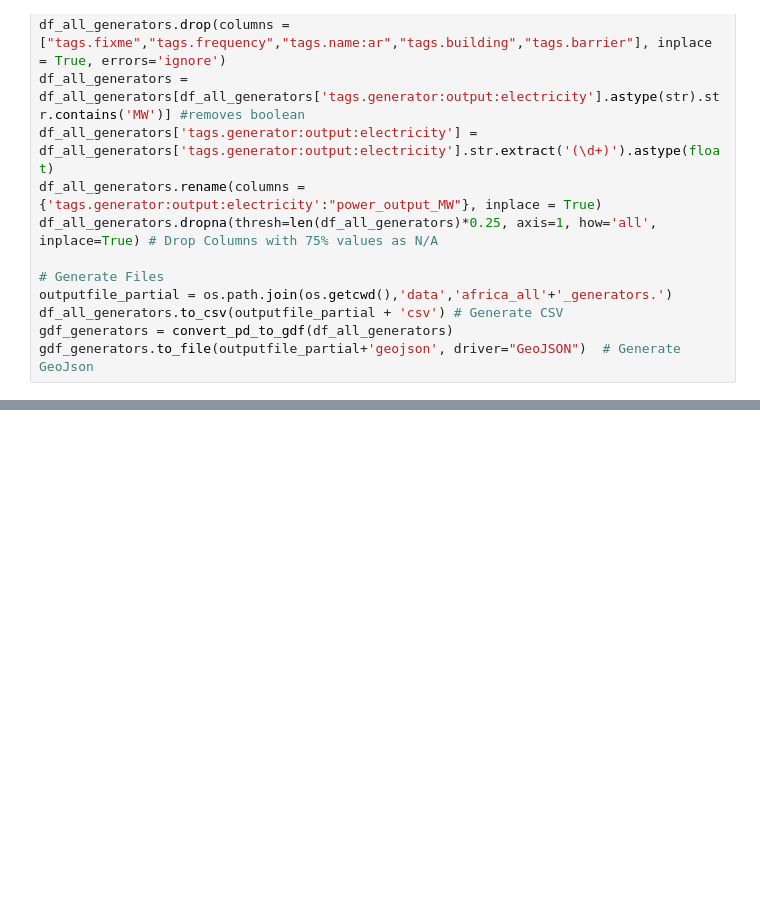
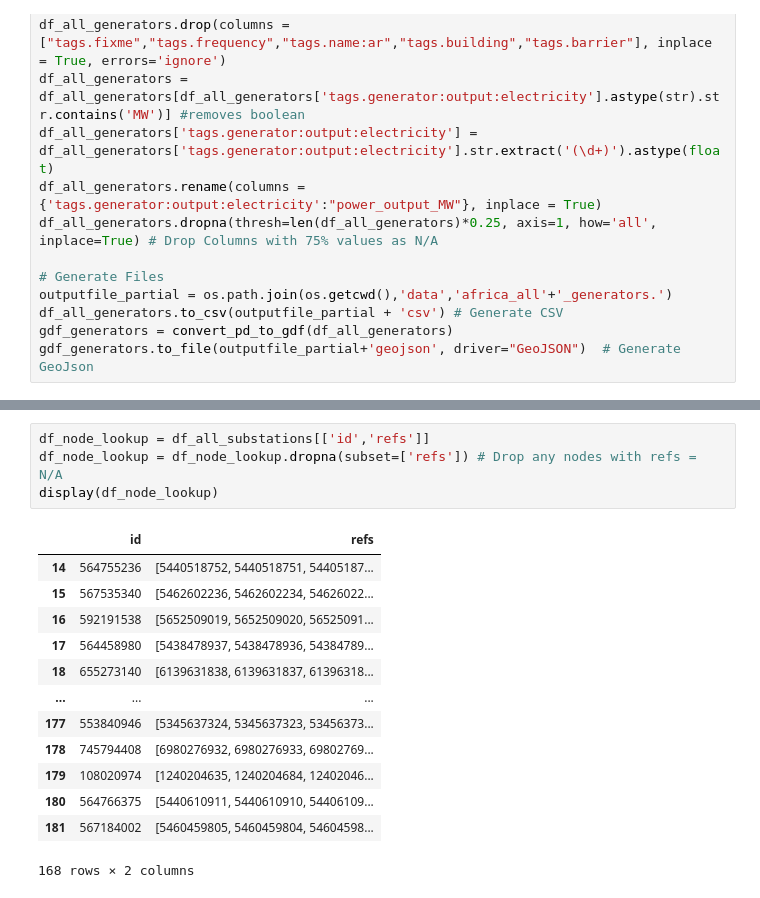
Before and after one commit to pypsa-meets-earth/pypsa-africa-hackathon, a Jupyter notebook: data_exploration/WP5_transmission_assets/osm_pbf_power_data_test.ipynb, the cells around one changed output, grey strips where cells are left out. Drawn from its saved outputs; the diff is of its cells as text; blank space fills up the shorter version.

```diff
--- a/data_exploration/WP5_transmission_assets/osm_pbf_power_data_test.ipynb
+++ b/data_exploration/WP5_transmission_assets/osm_pbf_power_data_test.ipynb
@@ -432,0 +477,18 @@ display(df_all_lines)
+# %%
+df_node_lookup = df_all_substations[['id','refs']]
+df_node_lookup = df_node_lookup.dropna(subset=['refs']) # Drop any nodes with refs = N/A
+display(df_node_lookup)
+# %% [output]
+|  | id | refs |
+| 14 | 564755236 | [5440518752, 5440518751, 54405187... |
+| 15 | 567535340 | [5462602236, 5462602234, 54626022... |
+| 16 | 592191538 | [5652509019, 5652509020, 56525091... |
+| 17 | 564458980 | [5438478937, 5438478936, 54384789... |
+| 18 | 655273140 | [6139631838, 6139631837, 61396318... |
+| ... | ... | ... |
+| 177 | 553840946 | [5345637324, 5345637323, 53456373... |
+| 178 | 745794408 | [6980276932, 6980276933, 69802769... |
+| 179 | 108020974 | [1240204635, 1240204684, 12402046... |
+| 180 | 564766375 | [5440610911, 5440610910, 54406109... |
+| 181 | 567184002 | [5460459805, 5460459804, 54604598... |
+168 rows × 2 columns
```
Also changed, not shown: parts of 22 cells of this notebook, 1 other file.
